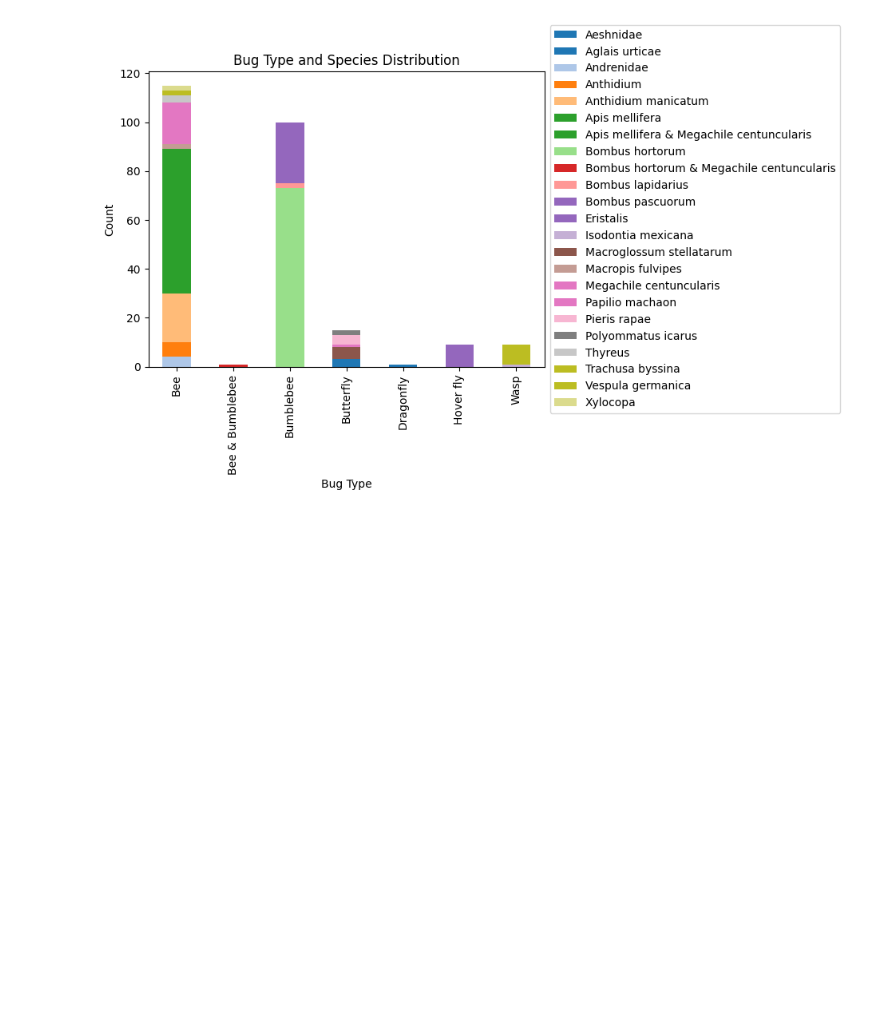
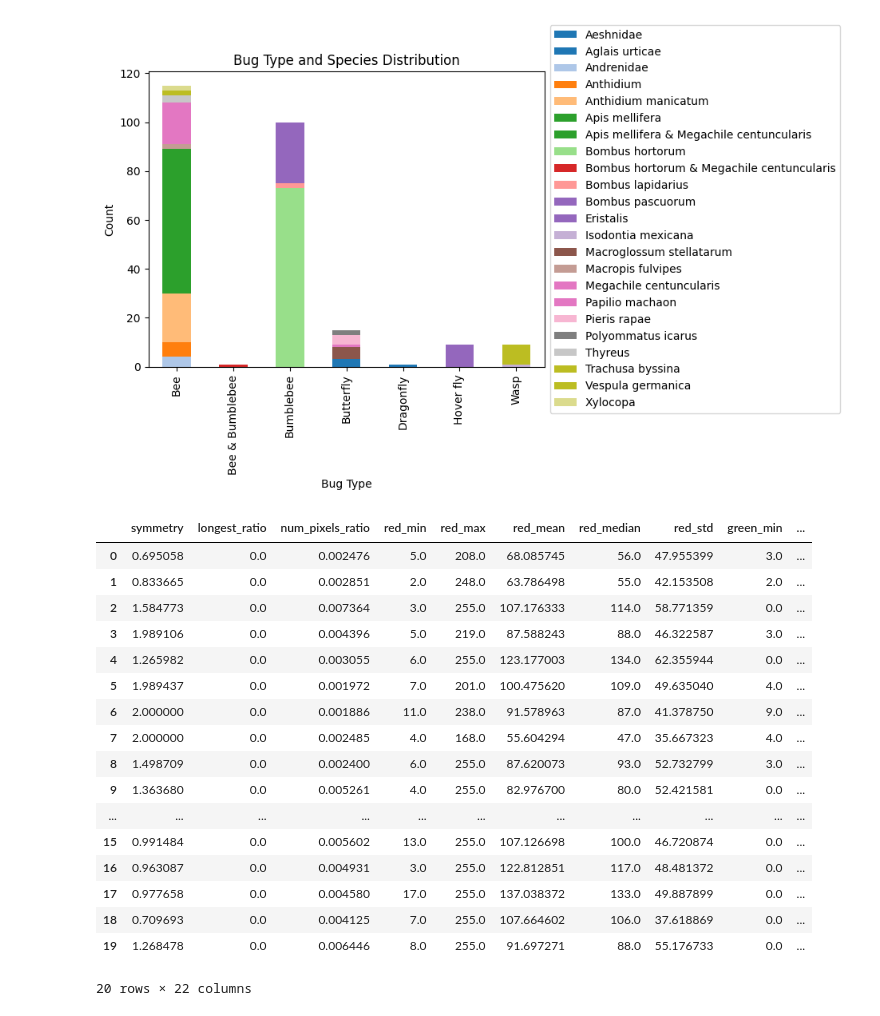
Before and after one commit to Romain-Chevrollier/Data_Project, a Jupyter notebook: code/Data_visualization.ipynb, the cells around one changed output. Drawn from its saved outputs; the diff is of its cells as text; code cells hidden in the pictures; blank space fills up the shorter version.

```diff
--- a/code/Data_visualization.ipynb
+++ b/code/Data_visualization.ipynb
@@ -38,3 +41,25 @@ plt.title('Bug Type and Species Distribution')
 plt.show()
 # %% [output]
 [figure]
+# %%
+df = pd.read_csv('dataframe.csv')
+df
+# %% [output]
+|  | symmetry | longest_ratio | num_pixels_ratio | red_min | red_max | red_mean | red_median | red_std | green_min | ... |
+| 0 | 0.695058 | 0.0 | 0.002476 | 5.0 | 208.0 | 68.085745 | 56.0 | 47.955399 | 3.0 | ... |
+| 1 | 0.833665 | 0.0 | 0.002851 | 2.0 | 248.0 | 63.786498 | 55.0 | 42.153508 | 2.0 | ... |
+| 2 | 1.584773 | 0.0 | 0.007364 | 3.0 | 255.0 | 107.176333 | 114.0 | 58.771359 | 0.0 | ... |
+| 3 | 1.989106 | 0.0 | 0.004396 | 5.0 | 219.0 | 87.588243 | 88.0 | 46.322587 | 3.0 | ... |
+| 4 | 1.265982 | 0.0 | 0.003055 | 6.0 | 255.0 | 123.177003 | 134.0 | 62.355944 | 0.0 | ... |
+| 5 | 1.989437 | 0.0 | 0.001972 | 7.0 | 201.0 | 100.475620 | 109.0 | 49.635040 | 4.0 | ... |
+| 6 | 2.000000 | 0.0 | 0.001886 | 11.0 | 238.0 | 91.578963 | 87.0 | 41.378750 | 9.0 | ... |
+| 7 | 2.000000 | 0.0 | 0.002485 | 4.0 | 168.0 | 55.604294 | 47.0 | 35.667323 | 4.0 | ... |
+| 8 | 1.498709 | 0.0 | 0.002400 | 6.0 | 255.0 | 87.620073 | 93.0 | 52.732799 | 3.0 | ... |
+| 9 | 1.363680 | 0.0 | 0.005261 | 4.0 | 255.0 | 82.976700 | 80.0 | 52.421581 | 0.0 | ... |
+| ... | ... | ... | ... | ... | ... | ... | ... | ... | ... | ... |
+| 15 | 0.991484 | 0.0 | 0.005602 | 13.0 | 255.0 | 107.126698 | 100.0 | 46.720874 | 0.0 | ... |
+| 16 | 0.963087 | 0.0 | 0.004931 | 3.0 | 255.0 | 122.812851 | 117.0 | 48.481372 | 0.0 | ... |
+| 17 | 0.977658 | 0.0 | 0.004580 | 17.0 | 255.0 | 137.038372 | 133.0 | 49.887899 | 0.0 | ... |
+| 18 | 0.709693 | 0.0 | 0.004125 | 7.0 | 255.0 | 107.664602 | 106.0 | 37.618869 | 0.0 | ... |
+| 19 | 1.268478 | 0.0 | 0.006446 | 8.0 | 255.0 | 91.697271 | 88.0 | 55.176733 | 0.0 | ... |
+20 rows × 22 columns
```
Also changed, not shown: parts of 14 cells of this notebook, 3 other files.
